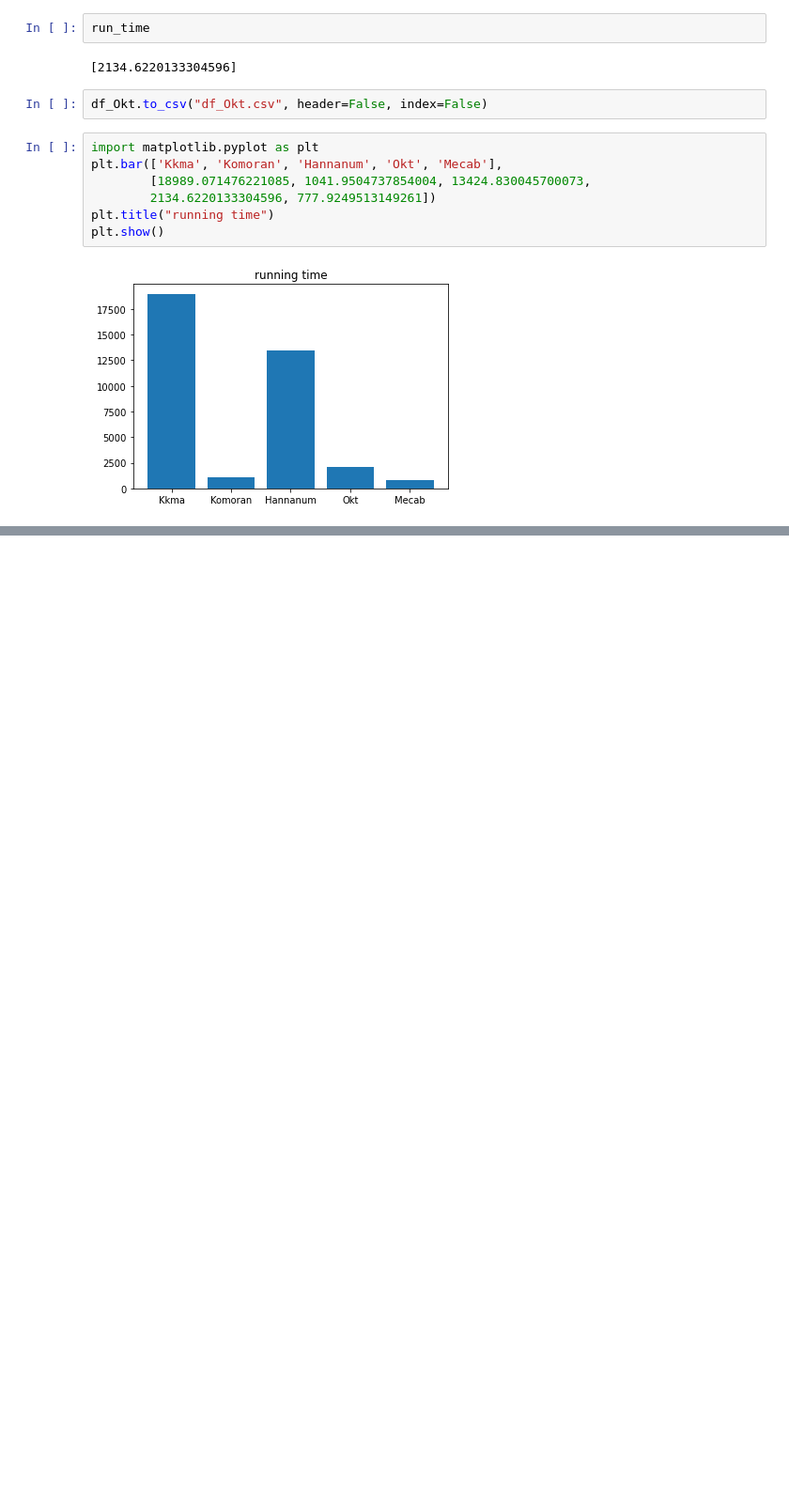
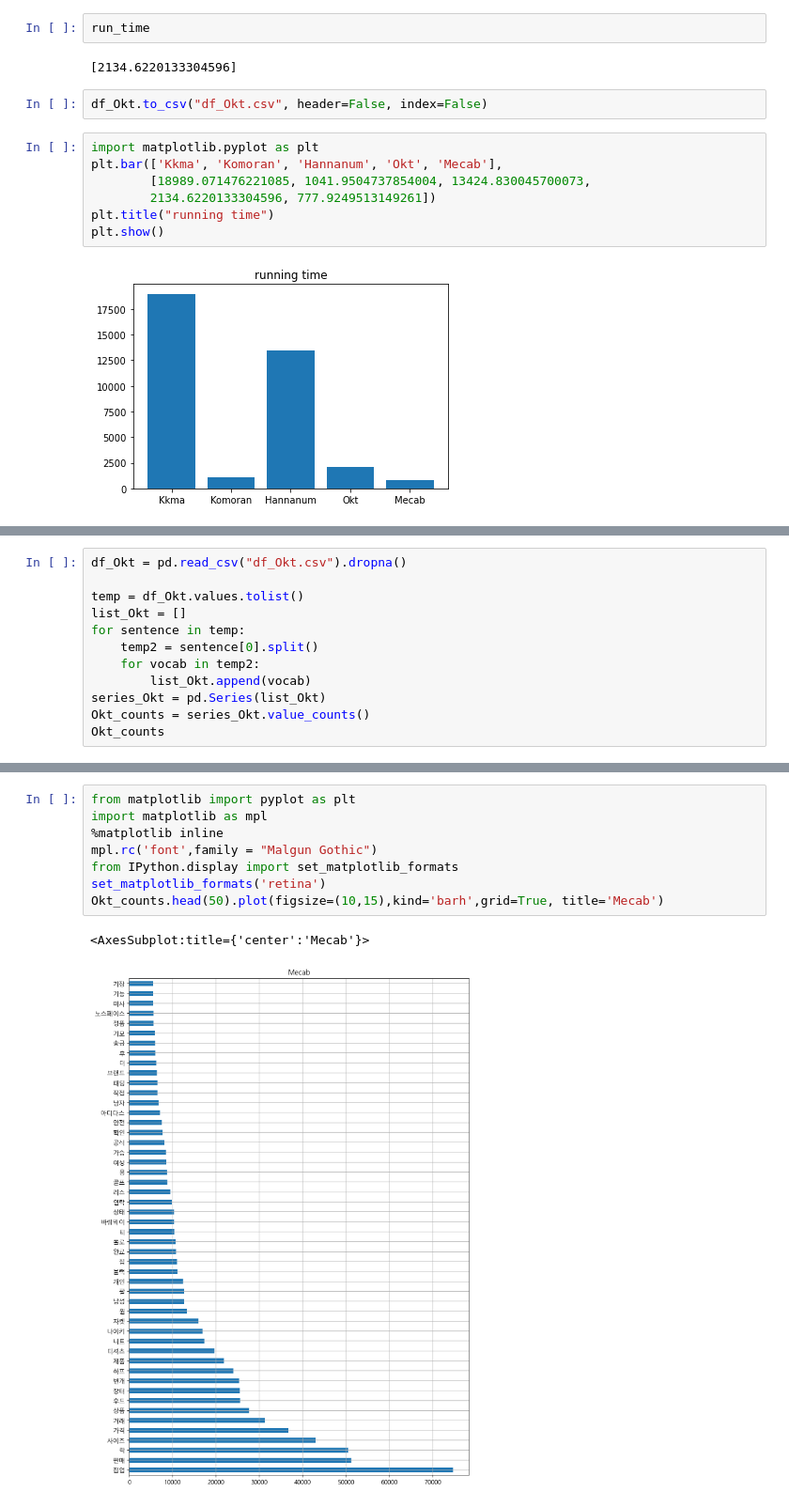
Before and after one commit to R1NRINRIN/NLP-TextMining, a Jupyter notebook: SourceCode/11.11.형태소분석기 - Okt.ipynb, the cells around one changed output, grey strips where cells are left out. Shown at 94% size. Drawn from its saved outputs; the diff is of its cells as text; blank space fills up the shorter version.

```diff
--- a/SourceCode/11.11.형태소분석기 - Okt.ipynb
+++ b/SourceCode/11.11.형태소분석기 - Okt.ipynb
@@ -65,0 +68,12 @@ plt.show()
+# %%
+df_Okt = pd.read_csv("df_Okt.csv").dropna()
+
+temp = df_Okt.values.tolist()
+list_Okt = []
+for sentence in temp:
+    temp2 = sentence[0].split()
+    for vocab in temp2:
+        list_Okt.append(vocab)
+series_Okt = pd.Series(list_Okt)
+Okt_counts = series_Okt.value_counts()
+Okt_counts
@@ -65,0 +93,11 @@ plt.show()
+# %%
+from matplotlib import pyplot as plt
+import matplotlib as mpl
+%matplotlib inline
+mpl.rc('font',family = "Malgun Gothic")
+from IPython.display import set_matplotlib_formats
+set_matplotlib_formats('retina')
+Okt_counts.head(50).plot(figsize=(10,15),kind='barh',grid=True, title='Mecab')
+# %% [output]
+<AxesSubplot:title={'center':'Mecab'}>
+[figure, added]
```
Also changed, not shown: parts of 2 cells of this notebook.
